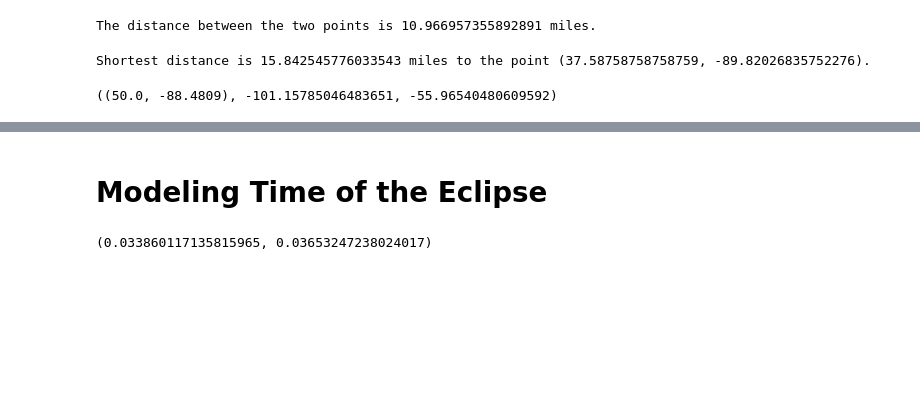
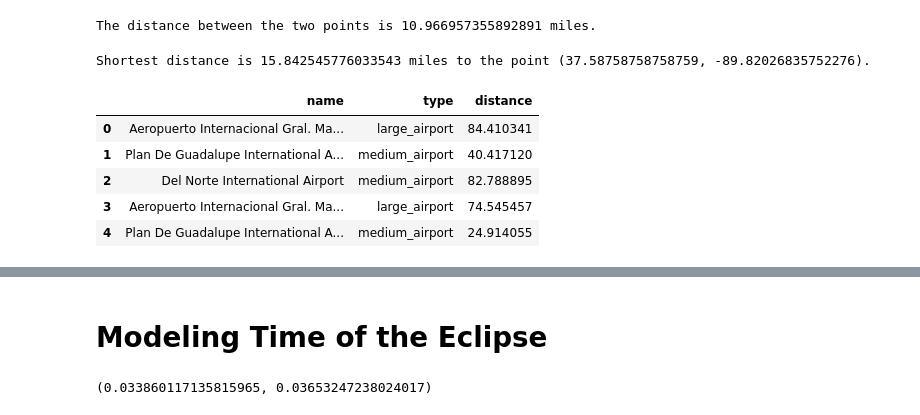
Before and after one commit to hasi03/Solar-Eclipse-Best-Location-Finder, a Jupyter notebook: weather.ipynb, the cells around one changed output, grey strips where cells are left out. Saved outputs shown, nothing was run; the diff lists cells and outputs as text; code cells hidden in the pictures; blank space fills up the shorter version.

```diff
--- a/weather.ipynb
+++ b/weather.ipynb
@@ -31,3 +77,44 @@ all_data.head()
+# %%
+latitudes = np.linspace(25, 50, 100)  # Sample 1000 points between -180 and 180 degrees
+longitudes = fitted_curve(latitudes)
+hours = np.arange(12, 17)
+min_year = 2015
+
+x0, x1 = 0, latitudes.size
+selected_lat = np.array([])
+selected_lon = np.array([])
+
+for lat, lon in zip(latitudes[x0:x1], longitudes[x0:x1]):
+    df = weather_data(lat, long, start_date, end_date)
+    cloud_cover = max_cloud(df, hours, min_year)
+    if cloud_cover < 40:
+        selected_lat = np.append(selected_lat, lat)
+        selected_lon = np.append(selected_lon, lon)
+
+        #print(f"Latitude: {lat}, Longitude: {lon}, Cloud cover: {cloud_cover}")
+locations = np.stack((selected_lat, selected_lon), axis=1)
+
+import json
+
+# Define the data to be saved
+data = {
+    'selected_locations': locations.tolist(),
+    'selected_hours': hours.tolist(),
+    'min_year': min_year
+}
+
+# Define the file path
+file_path = image_dir + '/selected_places_%s.json'%
+
+# Save the data to a JSON files
+with open(file_path, 'w') as file:
+    json.dump(data, file)
+
+# np.savetxt(image_dir+'/selected_locations.csv', locations, delimiter=',')
+# %%
+df2 = pd.DataFrame(columns=['name', 'type', 'distance', 'code'])
+for lat, lon in zip(selected_lat, selected_lon):
+    df2 = pd.concat([df2, airport_locator(data_path, lat, lon, 100)], ignore_index=True)
 # %%
 data_path = data_dir + '/airports.csv'
 df2 = airport_locator(data_path, lat, long, 100)
@@ -219,7 +235,3 @@ for lon, lat in zip(longitudes, latitudes):
 print(f"Shortest distance is {min_distance} miles to the point {closest_point}.")
 # %% [output]
 Shortest distance is 15.842545776033543 miles to the point (37.58758758758759, -89.82026835752276).
-# %%
-point, np.amin(longitudes), np.amax(longitudes)
-# %% [output]
-((50.0, -88.4809), -101.15785046483651, -55.96540480609592)
@@ -225,0 +257,9 @@ point, np.amin(longitudes), np.amax(longitudes)
+# %%
+df2.head()
+# %% [output]
+|  | name | type | distance |
+| 0 | Aeropuerto Internacional Gral. Ma... | large_airport | 84.410341 |
+| 1 | Plan De Guadalupe International A... | medium_airport | 40.417120 |
+| 2 | Del Norte International Airport | medium_airport | 82.788895 |
+| 3 | Aeropuerto Internacional Gral. Ma... | large_airport | 74.545457 |
+| 4 | Plan De Guadalupe International A... | medium_airport | 24.914055 |
```
Also changed, not shown: parts of 20 cells of this notebook, 7 other files.
